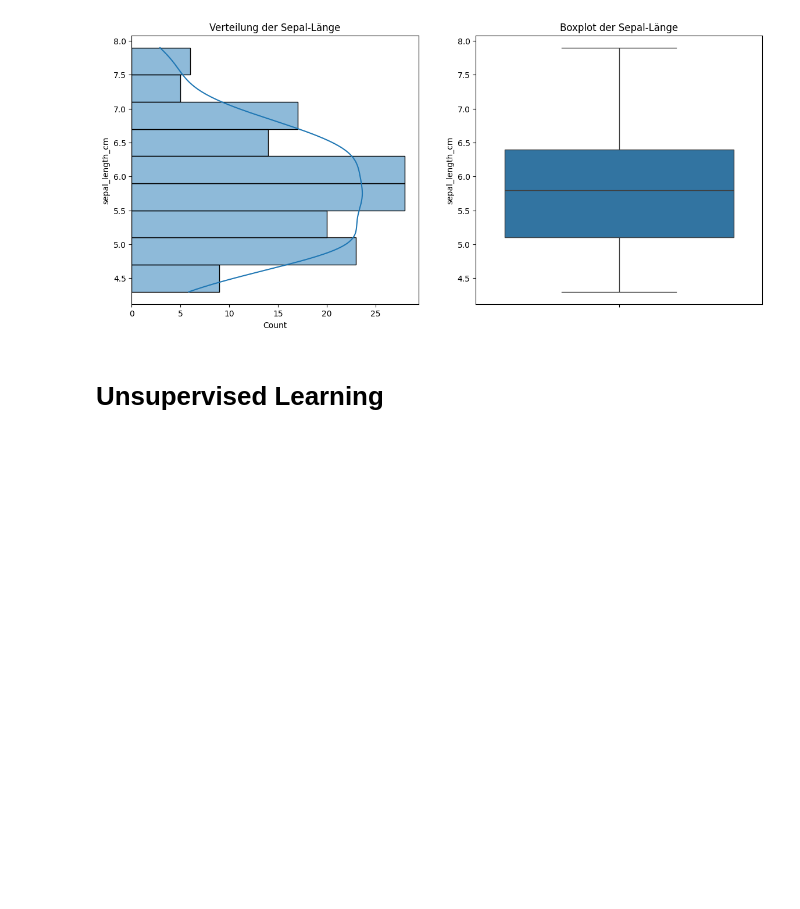
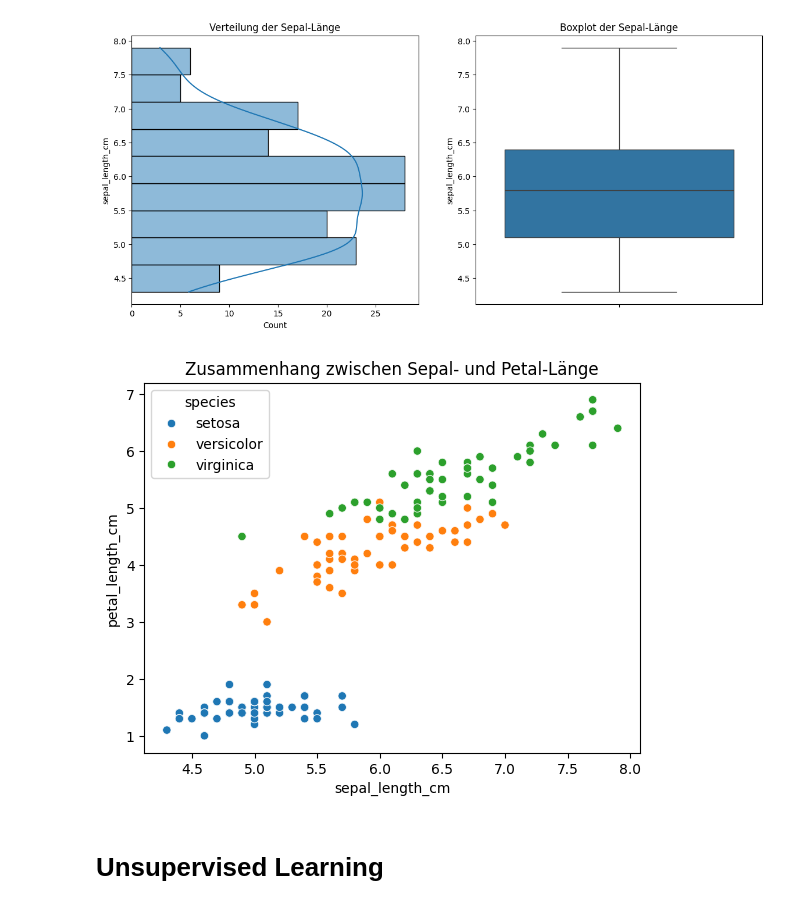
Before and after one commit to leaprinothwdr/Florale-Intelligenz, a Jupyter notebook: test.ipynb, the cells around one changed output. Cells and saved outputs as stored; diff of their text form; code cells hidden in the pictures; blank space fills up the shorter version.

Commit message:
scatterplot

```diff
--- a/test.ipynb
+++ b/test.ipynb
@@ -54,6 +54,13 @@ plt.title("Boxplot der Sepal-Länge")
 plt.show()
 # %% [output]
 [figure]
+# %%
+#Gemeinsame Bewegung auswerten
+sb.scatterplot(data=df, x="sepal_length_cm", y="petal_length_cm", hue="species")
+plt.title("Zusammenhang zwischen Sepal- und Petal-Länge")
+plt.show()
+# %% [output]
+[figure, added]
 # %% [markdown]
 # Unsupervised Learning
 # %% [markdown]
```
